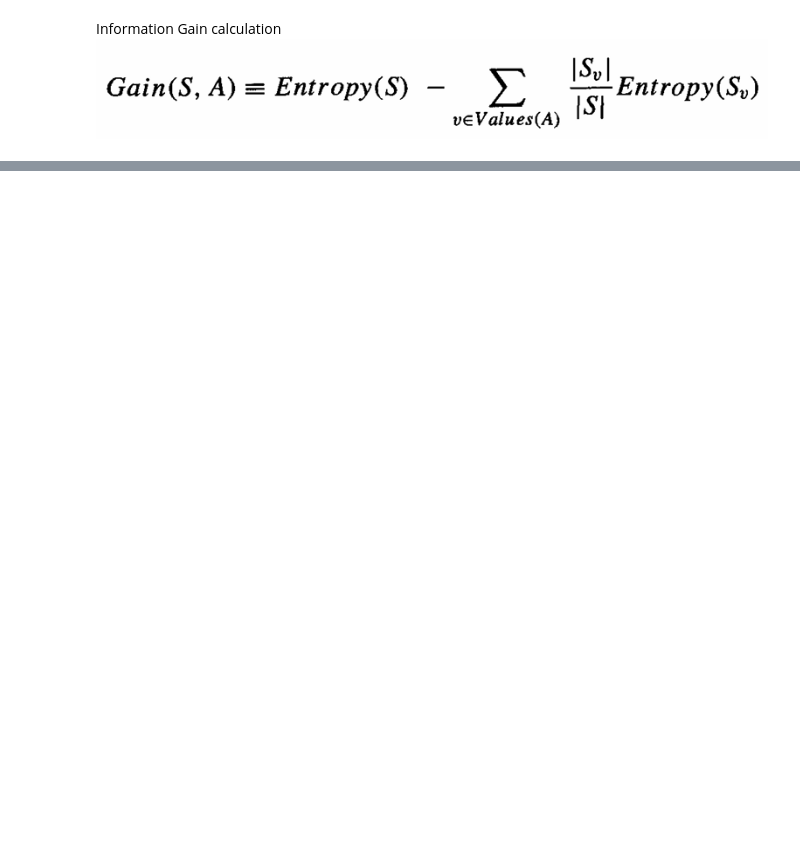
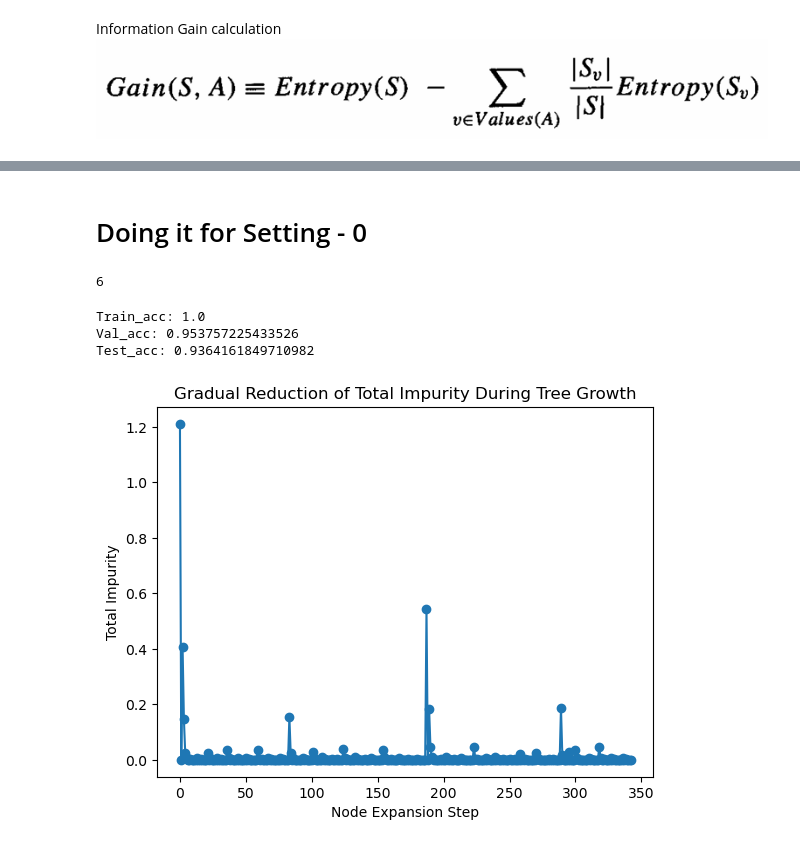
Before and after one commit to R382-ohit/AI_ML_Algo_lab_EE_spring__2026, a Jupyter notebook: LabAssignment4_Group_9.ipynb, the cells around one changed output, grey strips where cells are left out. Cells and saved outputs as stored; diff of their text form; code cells hidden in the pictures; blank space fills up the shorter version.

```diff
--- a/LabAssignment4_Group_9.ipynb
+++ b/LabAssignment4_Group_9.ipynb
@@ -92,7 +111,7 @@ def logarithmic(N):
 Entropy Calculation<br>
 ![image.png](attachment:image.png)
 # %%
-def calculate_entropy(data,targte_attribute):
+def entropy(data,targte_attribute):
     class_counts = data[targte_attribute].value_counts()
     total_samples = len(data)
     probabilities = class_counts/total_samples
@@ -170,0 +200,9 @@ Best Attribute for Root Node: safety
+# %%
+def gain_ratio(data,attribute,target_attribute):
+    ig = information_gain(data,attribute,target_attribute)
+    si = split_info(data,attribute)
+
+    if si==0:
+        return 0
+
+    return ig/si
@@ -170,0 +244,16 @@ Best Attribute for Root Node: safety
+# %%
+def split_dataset(data,train_seg,val_seg, replace=False):
+    train_ratio = train_seg/100
+    val_ratio = val_seg/100
+    n = len(data)
+    if replace:
+        train_data = data.sample(frac = train_ratio,replace=True)
+        remaining = data
+    else:
+        train_data = data.sample(frac = train_ratio,replace=False)
+        remaining = data.drop(train_data.index)
+
+    val_data = remaining.sample(frac = val_ratio / (1-train_ratio),replace=replace)
+    test_data = remaining.drop(val_data.index)
+
+    return train_data,val_data,test_data
@@ -170,0 +544,7 @@ Best Attribute for Root Node: safety
+# %% [markdown]
+# Doing it for Setting - 0
+# %%
+train_seg_0 = 80
+val_seg_0 = 10
+impurity_metric_0 = 'information_gain'
+train_data_0 , val_data_0 ,test_data_0 = split_dataset(car_data,train_seg_0,val_seg_0)
@@ -170,0 +560,27 @@ Best Attribute for Root Node: safety
+# %%
+print(tree_depth(tree_0))
+# %% [output]
+6
+# %%
+train_acc_0 = accuracy(tree_0, train_data_0, target_car_attribute)
+val_acc_0   = accuracy(tree_0, val_data_0, target_car_attribute)
+test_acc_0  = accuracy(tree_0, test_data_0, target_car_attribute)
+
+print("Train_acc:",train_acc_0)
+print("Val_acc:",val_acc_0)
+print("Test_acc:",test_acc_0)
+# %% [output]
+Train_acc: 1.0
+Val_acc: 0.953757225433526
+Test_acc: 0.9364161849710982
+# %%
+plot_impurity_reduction(
+    train_data_0,
+    all_attributes,
+    target_car_attribute,
+    impurity_metric_0,
+    max_depth=None,
+    max_impurity=0
+)
+# %% [output]
+[figure, added]
```
Also changed, not shown: parts of 78 cells of this notebook.
